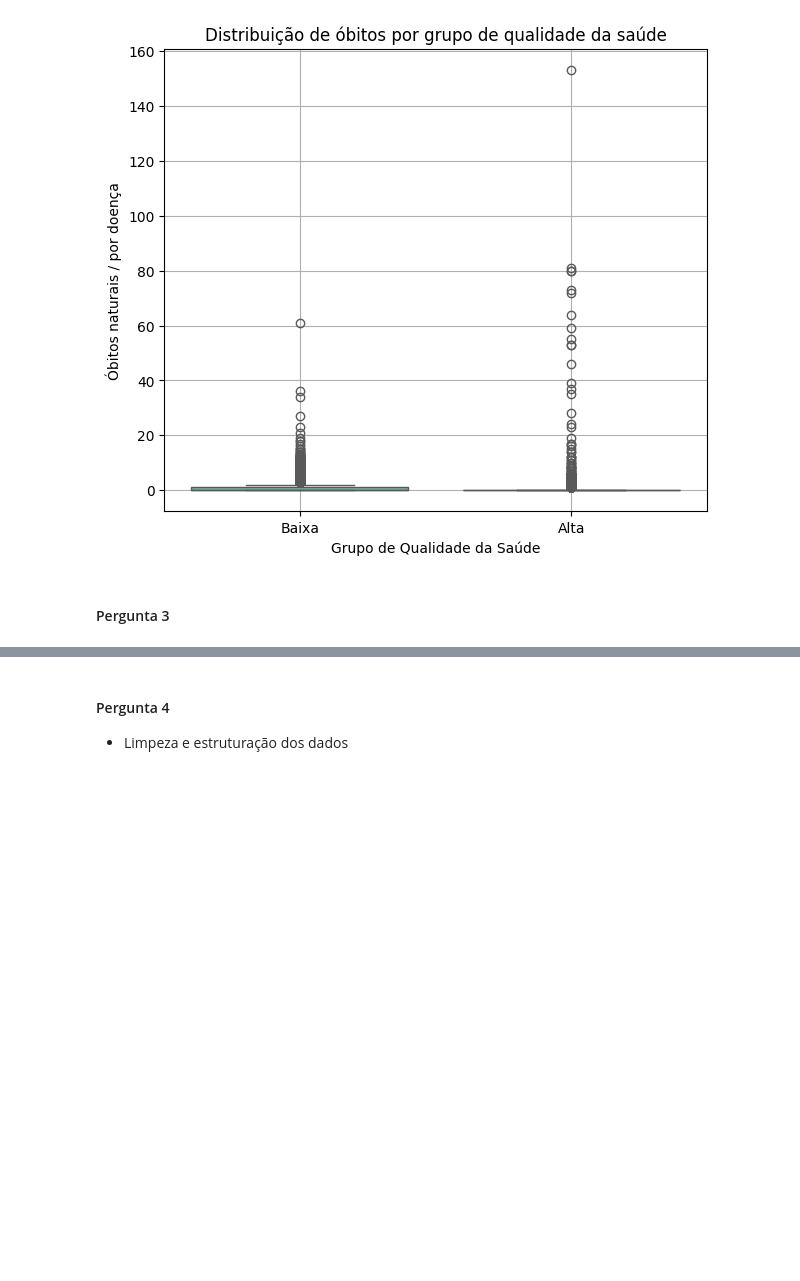
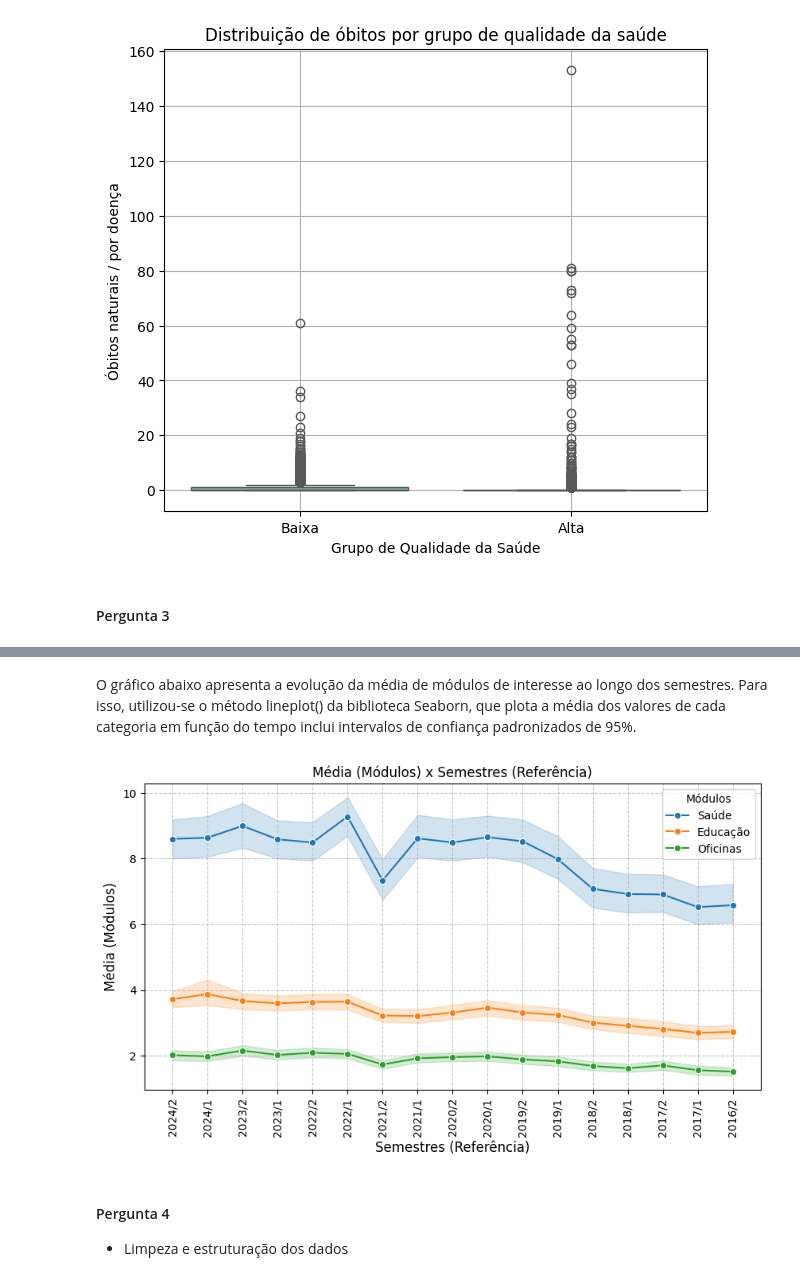
Before and after one commit to Caio-Brega/introducao-ciencia-dos-dados, a Jupyter notebook: TP_ICD.ipynb, the cells around one changed output, grey strips where cells are left out. Cells and saved outputs as stored; diff of their text form; code cells hidden in the pictures; blank space fills up the shorter version.

```diff
--- a/TP_ICD.ipynb
+++ b/TP_ICD.ipynb
@@ -471,0 +573,4 @@ Passing `palette` without assigning `hue` is deprecated and will be removed in v
+# %%
+dados_filtrados3 = dados_filtrados3[dados_filtrados3['Taxa_Ocupacao'] <= 100]
+
+print(len(dados_filtrados3['Taxa_Ocupacao']))
@@ -472,3 +595,28 @@ Passing `palette` without assigning `hue` is deprecated and will be removed in v
+# %% [markdown]
+O gráfico abaixo apresenta a evolução da média de módulos de interesse ao longo dos semestres. Para isso, utilizou-se o método lineplot() da biblioteca Seaborn, que plota a média dos valores de cada categoria em função do tempo inclui intervalos de confiança padronizados de 95%.
+# %%
+import matplotlib.pyplot as plt
+import seaborn as sns
+
+plt.figure(figsize=(10, 5))
+
+sns.lineplot(x=dados_filtrados3['Referência'], y=dados_filtrados3['Total_Modulo_Saude'], marker='o', label='Saúde')
+
+plt.title('Média (Módulos) x Semestres (Referência)', fontsize=12)
+plt.xlabel('Semestres (Referência)', fontsize=12)
+plt.ylabel('Média (Módulos)', fontsize=12)
+
+sns.lineplot(x=dados_filtrados3['Referência'], y=dados_filtrados3['Total_Modulo_Educacao'], marker='o', label='Educação')
+sns.lineplot(x=dados_filtrados3['Referência'], y=dados_filtrados3['Total_Modulo_Oficinas'], marker='o', label='Oficinas')
+
+plt.xticks(rotation=90, ha='center', fontsize=10)
+
+plt.legend(title='Módulos', fontsize=10, title_fontsize=10)
+plt.grid(True, linestyle='--', alpha=0.7)
+
+plt.show()
+# %% [output]
+[figure, added]
 # %% [markdown]
 #### Pergunta 4
 - Limpeza e estruturação dos dados
```
Also changed, not shown: parts of 23 cells of this notebook.
